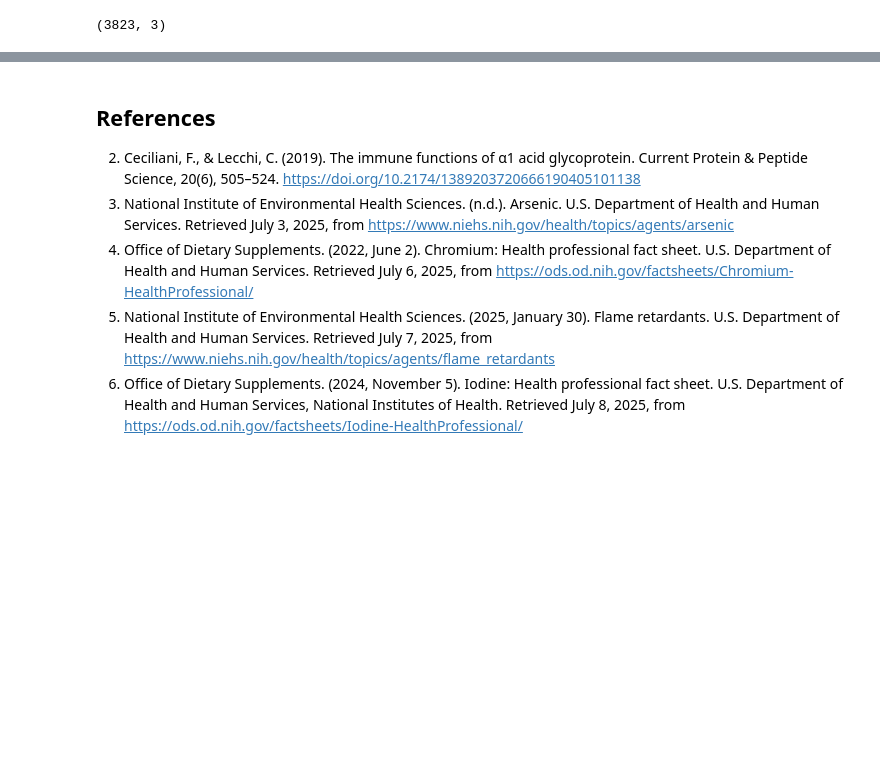
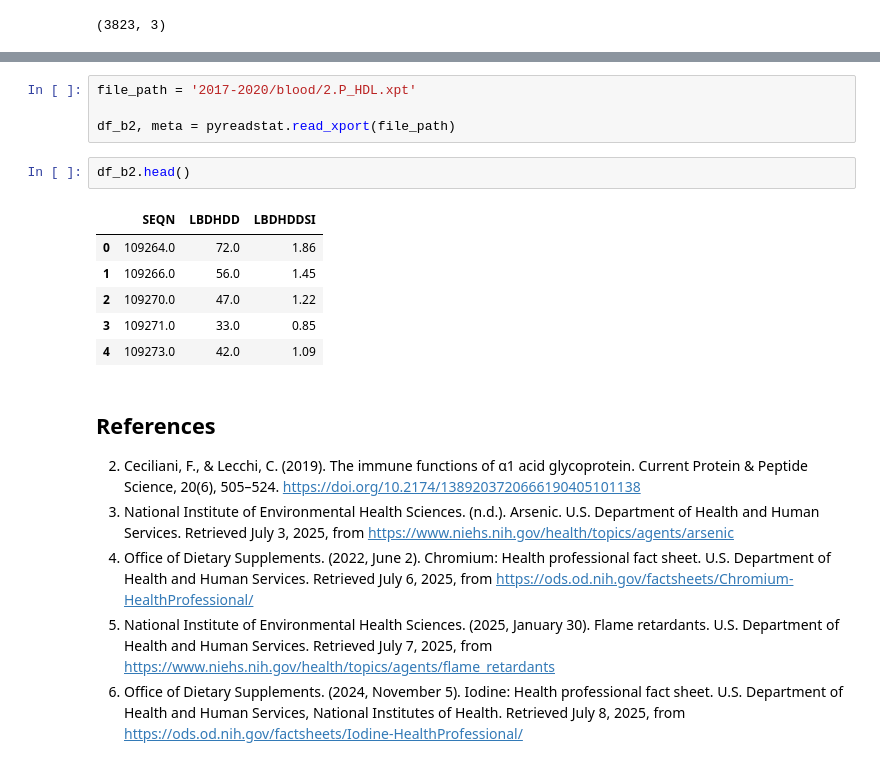
Before and after one commit to eudorach/portfolio_ds_projects, a Jupyter notebook: NHANES_analysis/NHANES Data Cleaning.ipynb, the cells around one changed output, grey strips where cells are left out. Drawn from its saved outputs; the diff is of its cells as text; blank space fills up the shorter version.

```diff
--- a/NHANES_analysis/NHANES Data Cleaning.ipynb
+++ b/NHANES_analysis/NHANES Data Cleaning.ipynb
@@ -1601,3 +1653,16 @@ df_b1.dropna(axis=1, inplace=True)  # drops columns with any NaNs
+# %%
+file_path = '2017-2020/blood/2.P_HDL.xpt'
+
+df_b2, meta = pyreadstat.read_xport(file_path)
+# %%
+df_b2.head()
+# %% [output]
+|  | SEQN | LBDHDD | LBDHDDSI |
+| 0 | 109264.0 | 72.0 | 1.86 |
+| 1 | 109266.0 | 56.0 | 1.45 |
+| 2 | 109270.0 | 47.0 | 1.22 |
+| 3 | 109271.0 | 33.0 | 0.85 |
+| 4 | 109273.0 | 42.0 | 1.09 |
 # %% [markdown]
 ## References
 
```
Also changed, not shown: parts of 10 cells of this notebook, 2 other files.
